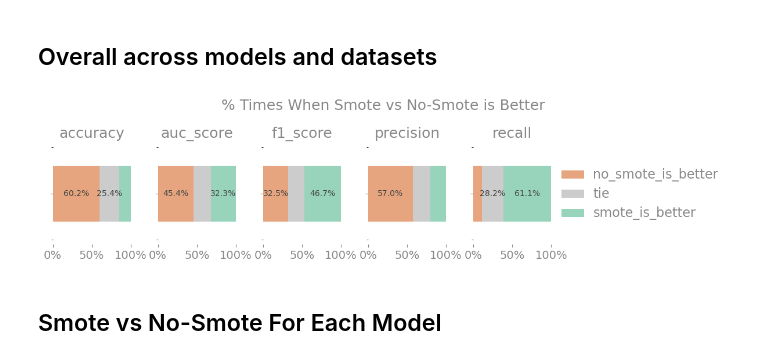
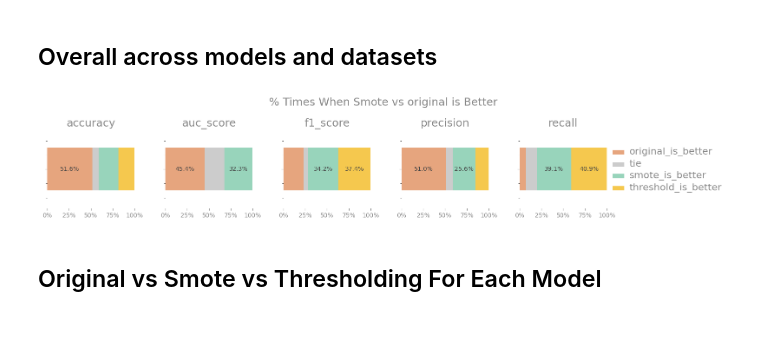
Before and after one commit to readytensor/rt-binary-class-imbalance-results, a Jupyter notebook: smote-analysis-main.ipynb, the cells around one changed output. Cells and saved outputs as stored; diff of their text form; code cells hidden in the pictures; blank space fills up the shorter version.

Commit message:
added the thresholding approach to the comparison

```diff
--- a/smote-analysis-main.ipynb
+++ b/smote-analysis-main.ipynb
@@ -5,4 +4,5 @@ import sys
 # %%
-data = pd.read_csv('./data/SMOTE_results.csv', encoding='ISO-8859-1')
+data = pd.read_csv('./data/metrics_by_scenario.csv', encoding='ISO-8859-1')
+data['model'] = data['model'].map({'naÃ¯ve_bayes': 'naive_bayes'}).fillna(data['model'])
 data.head()
 # %% [output]
@@ -65,18 +157,24 @@ chart_cfg
   'lightgbm',
   'xgboost']}
 # %%
-# Create a function to classify the comparison between SMOTE and No-SMOTE
+# Create a function to classify the comparison between SMOTE and original
 def classify_comparison(row):
     smote_val = row['smote']
-    no_smote_val = row['no-smote']
+    original_val = row['original']
+    threshold_val = row['threshold']
 
-    if smote_val > no_smote_val:
+    maxx = max(smote_val, original_val, threshold_val)
+    if maxx == smote_val and maxx == original_val and maxx == threshold_val:
+        return 'tie'
+    elif maxx == smote_val:
         return 'smote_is_better'
-    elif smote_val < no_smote_val:
-        return 'no_smote_is_better'
-    else:
-        return 'tie'
+    elif maxx == original_val:
+        return 'original_is_better'
+    elif maxx == threshold_val:
+        return 'threshold_is_better'
+
 
 data['comparison'] = data.apply(lambda row: classify_comparison(row), axis=1)
+
 data.head(5)
 # %% [output]
@@ -93,3 +189,5 @@ avg_metrics = data.groupby('metric')[['no-smote', 'smote']].mean()
+# %%
+avg_metrics = data.groupby('metric')[['original', 'smote', 'threshold']].mean()
 # %%
 # Function to apply the global chart configuration
 def apply_chart_cfg(ax):
@@ -111,7 +209,7 @@ def apply_chart_cfg(ax):
         ax.patch.set_alpha(0)
 
 plt.figure(figsize=(12, 6))
-ax = avg_metrics.plot(kind='bar', color=[chart_cfg['colors']['no-smote'], chart_cfg['colors']['smote']], figsize=(12, 6))
+ax = avg_metrics.plot(kind='bar', color=[chart_cfg['colors']['original'], chart_cfg['colors']['smote'], chart_cfg['colors']['threshold']], figsize=(12, 6))
 
 # Annotating bars with their rounded values
 for p in ax.patches:
@@ -123,7 +221,7 @@ for p in ax.patches:
                 fontsize=chart_cfg['tick_font_size'],
                 color=chart_cfg['font_color'])
 
-plt.title('Average Metric Values for SMOTE vs No-SMOTE')
+plt.title('Average Metric Values for Original vs SMOTE vs Thresholding')
 plt.ylabel('Average Value')
 plt.xlabel('Metric')
 legend = plt.legend(facecolor='none', edgecolor='none', fontsize=chart_cfg['tick_font_size'])
@@ -145,8 +243,8 @@ comparison_counts
 # %% [markdown]
 ## Overall across models and datasets
 # %%
-# Calculate the percentage of comparisons where SMOTE was better, No-SMOTE was better, or there was a tie for each metric
-comparison_columns = ['no_smote_is_better', 'tie', 'smote_is_better']
+# Calculate the percentage of comparisons where SMOTE was better, original was better, or there was a tie for each metric
+comparison_columns = ['original_is_better', 'tie', 'smote_is_better', 'threshold_is_better']
 comparison_counts = data\
     .groupby('metric')['comparison']\
     .value_counts(normalize=True)\
@@ -156,7 +254,7 @@ comparison_counts = data\
 comparison_counts = comparison_counts[comparison_columns]
 
 # Create sub-plots with 5 columns (one for each metric) and 1 row
-fig, axes = plt.subplots(1, 5, figsize=(12, 3), sharey=True)
+fig, axes = plt.subplots(1, 5, figsize=(16, 3), sharey=True)
 
 # Plot each subplot
 for ax, metric in zip(axes, chart_cfg['ordered_metrics']):
@@ -166,9 +264,10 @@ for ax, metric in zip(axes, chart_cfg['ordered_metrics']):
             kind='barh',
             stacked=True,
             color=[
-                    chart_cfg['colors']['no-smote'],
+                    chart_cfg['colors']['original'],
                     chart_cfg['colors']['tie'],
-                    chart_cfg['colors']['smote']
+                    chart_cfg['colors']['smote'],
+                    chart_cfg['colors']['threshold']
             ],
             ax=ax,
             legend=False,
@@ -187,41 +286,41 @@ for ax, metric in zip(axes, chart_cfg['ordered_metrics']):
     # Annotate each stack with its value
     for p in ax.patches:
         width = p.get_width()
-        if width > 0.25:  # Displaying percentage only if it's greater than 15%
+        if width > 0.25:  # Displaying percentage only if it's greater than 25%
             ax.annotate(f"{width*100:.1f}%",
                         (p.get_x() + width/2, p.get_y() + p.get_height()/2),
                         ha='center', va='center',
                         color='#444444',
                         fontsize=10)
 
 plt.suptitle(
-    '% Times When Smote vs No-Smote is Better',
+    '% Times When Smote vs original is Better',
     fontsize=chart_cfg['title_font_size'],
     color=chart_cfg['font_color']
 )
 
 
 # Adjust layout and show the plot
 legend = axes[4]\
     .legend(
 #         title='Scenario',
         bbox_to_anchor=(1.0, 0.85),
         facecolor='none',
         edgecolor='none',
         fontsize=chart_cfg['tick_font_size'],
         title_fontsize=chart_cfg['tick_font_size'],
 #         color='#ccc'
     )
 
 # Set font color for the legend text
 for text in legend.get_texts():
     text.set_color(chart_cfg['legend_font_color'])
     text.set_fontsize(chart_cfg['legend_font_size'])
 plt.tight_layout()
 plt.subplots_adjust(wspace=0.35)
 plt.show()
 # %% [output]
-[figure, old version]
+[figure, new version]
 # %% [markdown]
-## Smote vs No-Smote For Each Model
+## Original vs Smote vs Thresholding For Each Model
 # %%
```
Also changed, not shown: parts of 19 cells of this notebook, 26 other files.
